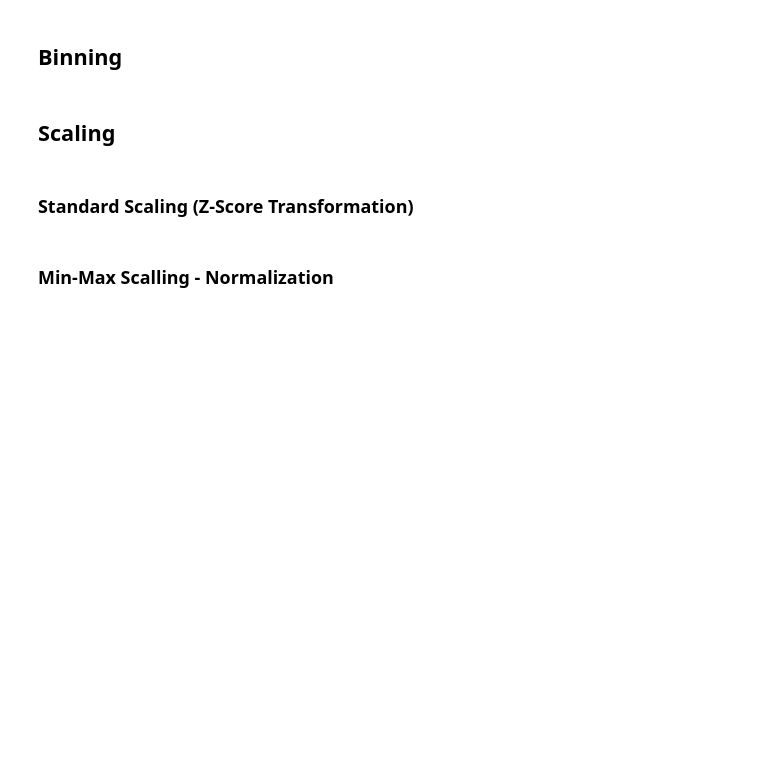
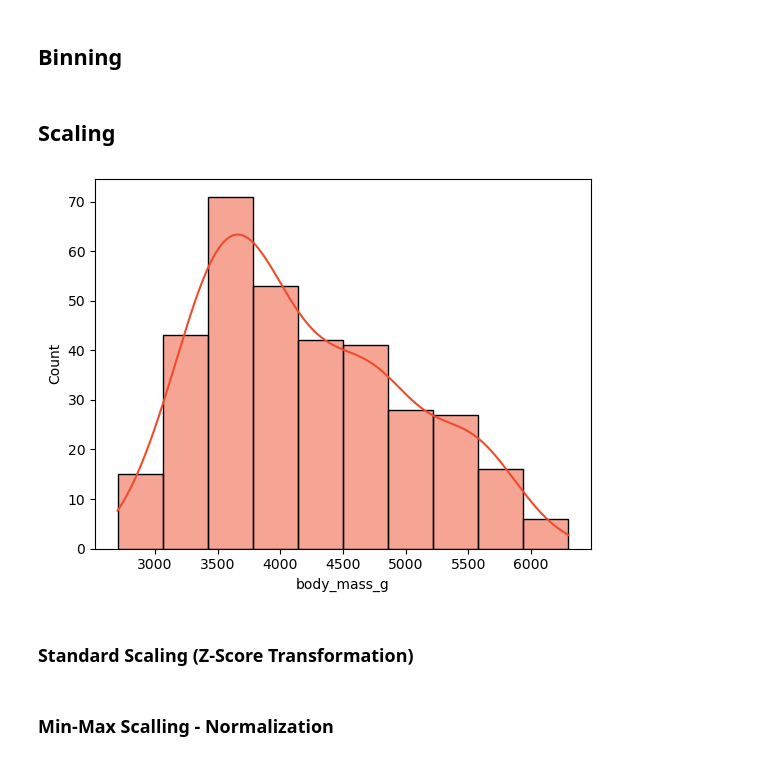
Before and after one commit to foxdocs/dat-bi, a Jupyter notebook: Code/EDA/Feature-Engineering.ipynb, the cells around one changed output. Saved outputs shown, nothing was run; the diff lists cells and outputs as text; code cells hidden in the pictures; blank space fills up the shorter version.

```diff
--- a/Code/EDA/Feature-Engineering.ipynb
+++ b/Code/EDA/Feature-Engineering.ipynb
@@ -44,4 +42,4 @@ data = data.fillna(0)
 data.head()
 # %%
 # better way
-data = pd.read_csv('../data/penguins.csv')
+data = pd.read_csv('../../data/penguins.csv')
@@ -70,0 +71,5 @@ data.tail(10)
+# %%
+# data.reset_index()
+# drop the old index, reset it as a new in place
+data.reset_index(drop=True, inplace=True)
+data.tail(10)
@@ -71,3 +81,6 @@ data.tail(10)
+# %%
+# if true
+data.drop_duplicates(inplace = True)
 # %% [markdown]
 ## Categorical Encoding
 # %%
@@ -215,6 +256,8 @@ print('Standard Deviation:', scaled_data['body_mass_g'].std())
 # %%
 # draw histogram to visualize them
-sb.histplot(scaled_data['body_mass_g'], color='#ee4c2c', bins=50);
+sb.histplot(data['body_mass_g'], color='#ee4c2c', bins=10, kde=True);
+# %% [output]
+[figure, added]
 # %% [markdown]
 ### Standard Scaling (Z-Score Transformation)
 # %%
```
Also changed, not shown: parts of 51 cells of this notebook, 3 other files.
